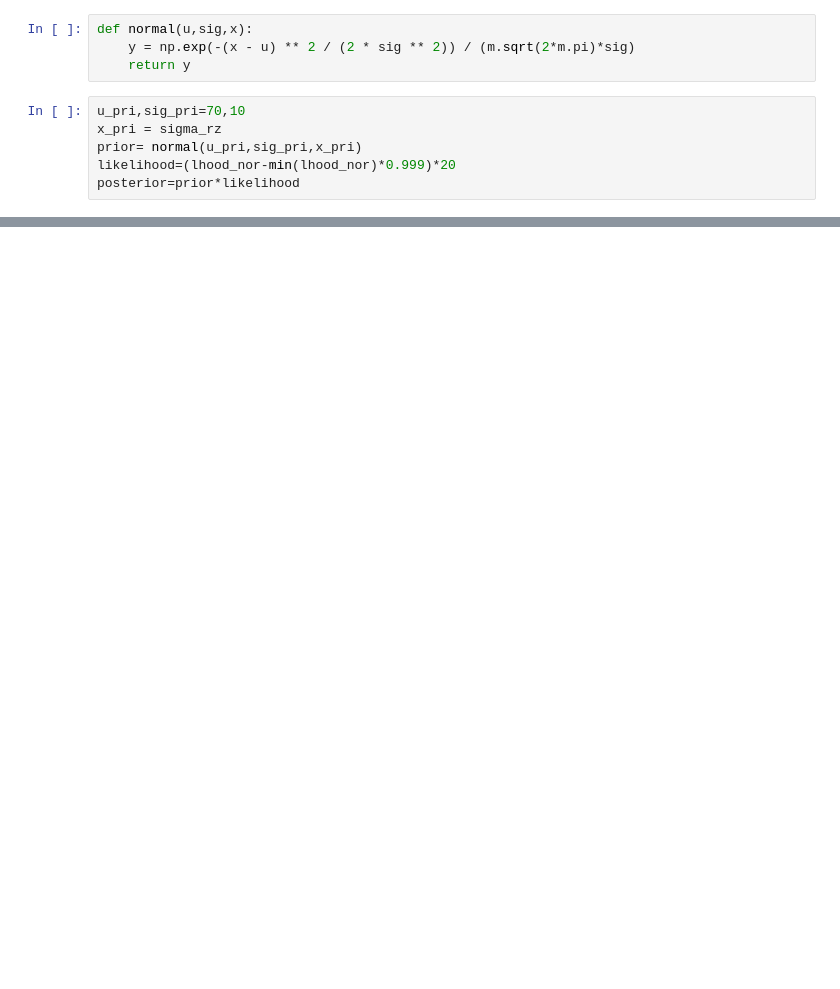
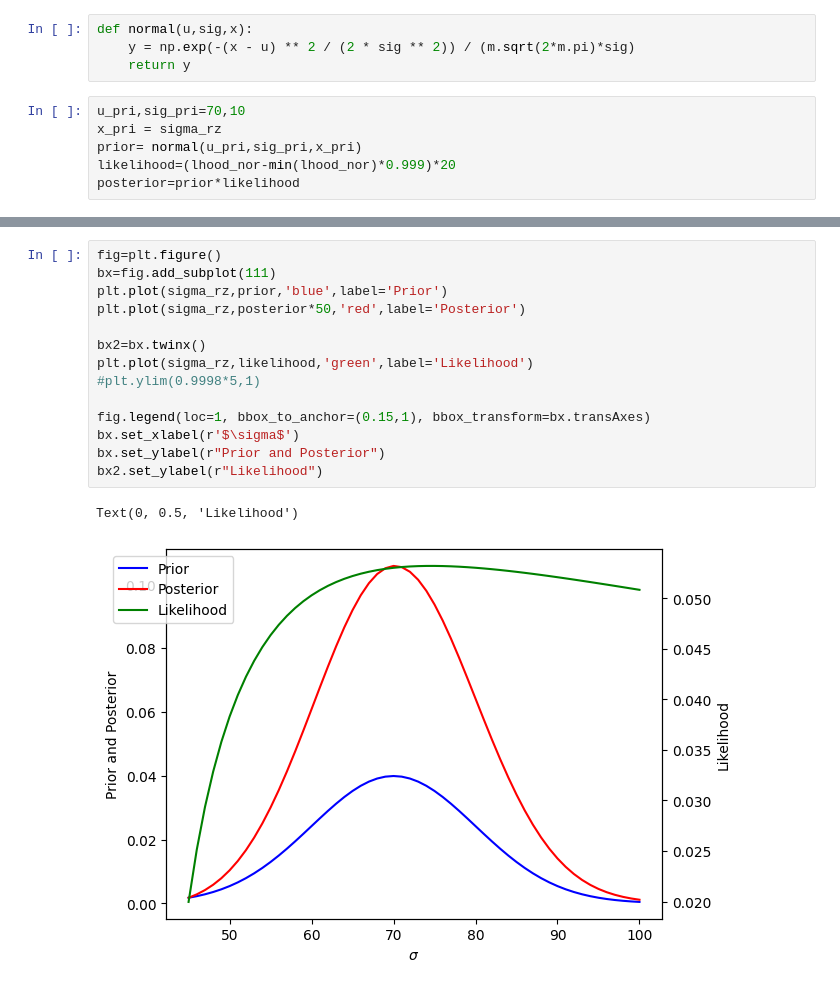
Before and after one commit to Lomolanisgo/Bayesian_PendantDrop_Tensiometry, a Jupyter notebook: pendantdrop_BI copy.ipynb, the cells around one changed output, grey strips where cells are left out. Saved outputs shown, nothing was run; the diff lists cells and outputs as text; blank space fills up the shorter version.

```diff
--- a/pendantdrop_BI copy.ipynb
+++ b/pendantdrop_BI copy.ipynb
@@ -336,0 +339,17 @@ NameError: name 'plt' is not defined
+# %%
+fig=plt.figure()
+bx=fig.add_subplot(111)
+plt.plot(sigma_rz,prior,'blue',label='Prior')
+plt.plot(sigma_rz,posterior*50,'red',label='Posterior')
+
+bx2=bx.twinx()
+plt.plot(sigma_rz,likelihood,'green',label='Likelihood')
+#plt.ylim(0.9998*5,1)
+
+fig.legend(loc=1, bbox_to_anchor=(0.15,1), bbox_transform=bx.transAxes)
+bx.set_xlabel(r'$\sigma$')
+bx.set_ylabel(r"Prior and Posterior")
+bx2.set_ylabel(r"Likelihood")
+# %% [output]
+Text(0, 0.5, 'Likelihood')
+[figure, added]
```
Also changed, not shown: parts of 5 cells of this notebook.
